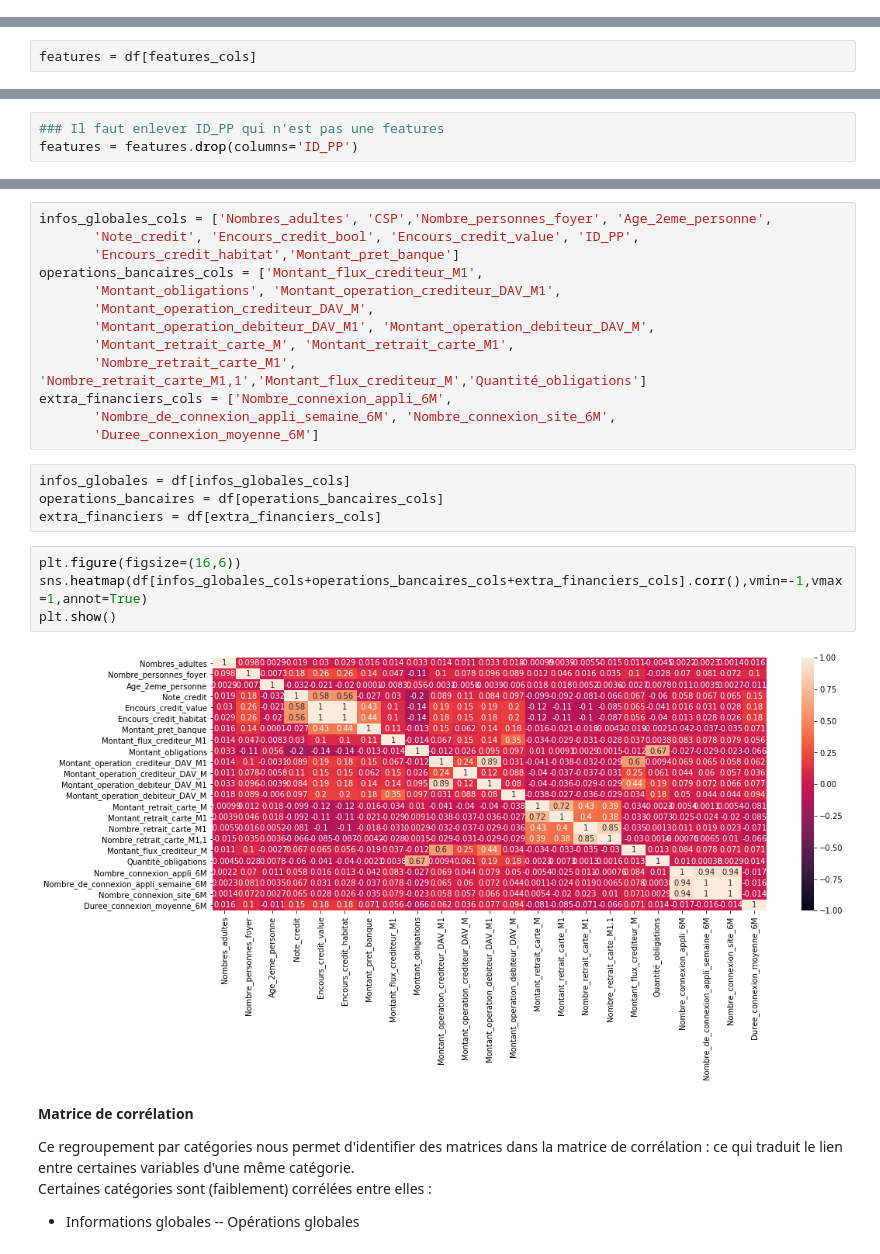
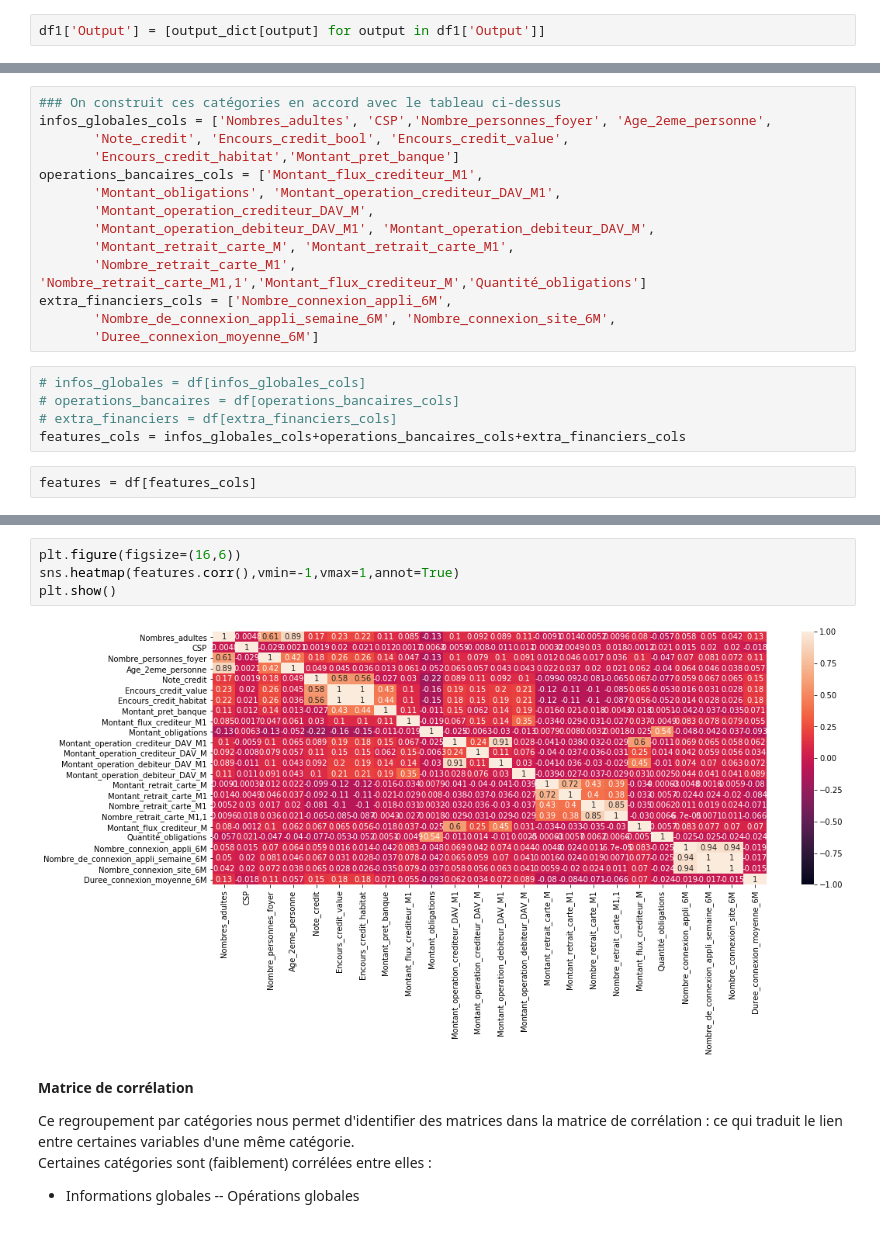
Before and after one commit to keyserwood/ILBRecruitmentProcess, a Jupyter notebook: 1.0-er-ilb_lab_test_technique2.ipynb, the cells around one changed output, grey strips where cells are left out. Drawn from its saved outputs; the diff is of its cells as text.

```diff
--- a/1.0-er-ilb_lab_test_technique2.ipynb
+++ b/1.0-er-ilb_lab_test_technique2.ipynb
@@ -327 +389,3 @@ df1.describe()
+# %%
+df1['Output'] = [output_dict[output] for output in df1['Output']]
 # %% [markdown]
@@ -355,2 +427,21 @@ features_cols = df.columns[1:-1] # Sélection des colonnes qui contiennent les f
+# %%
+### On construit ces catégories en accord avec le tableau ci-dessus
+infos_globales_cols = ['Nombres_adultes', 'CSP','Nombre_personnes_foyer', 'Age_2eme_personne',
+       'Note_credit', 'Encours_credit_bool', 'Encours_credit_value',
+       'Encours_credit_habitat','Montant_pret_banque']
+operations_bancaires_cols = ['Montant_flux_crediteur_M1',
+       'Montant_obligations', 'Montant_operation_crediteur_DAV_M1',
+       'Montant_operation_crediteur_DAV_M',
+       'Montant_operation_debiteur_DAV_M1', 'Montant_operation_debiteur_DAV_M',
+       'Montant_retrait_carte_M', 'Montant_retrait_carte_M1',
+       'Nombre_retrait_carte_M1', 'Nombre_retrait_carte_M1,1','Montant_flux_crediteur_M','Quantité_obligations']
+extra_financiers_cols = ['Nombre_connexion_appli_6M',
+       'Nombre_de_connexion_appli_semaine_6M', 'Nombre_connexion_site_6M',
+       'Duree_connexion_moyenne_6M']
+# %%
+# infos_globales = df[infos_globales_cols]
+# operations_bancaires = df[operations_bancaires_cols]
+# extra_financiers = df[extra_financiers_cols]
+features_cols = infos_globales_cols+operations_bancaires_cols+extra_financiers_cols
 # %%
 features = df[features_cols]
@@ -373,3 +447,0 @@ Index(['Nombres_adultes', 'Nombre_personnes_foyer', 'Age_2eme_personne',
-# %%
-### Il faut enlever ID_PP qui n'est pas une features
-features = features.drop(columns='ID_PP')
@@ -386,26 +448,9 @@ features = features.drop(columns='ID_PP')
-# %%
-infos_globales_cols = ['Nombres_adultes', 'CSP','Nombre_personnes_foyer', 'Age_2eme_personne',
-       'Note_credit', 'Encours_credit_bool', 'Encours_credit_value', 'ID_PP',
-       'Encours_credit_habitat','Montant_pret_banque']
-operations_bancaires_cols = ['Montant_flux_crediteur_M1',
-       'Montant_obligations', 'Montant_operation_crediteur_DAV_M1',
-       'Montant_operation_crediteur_DAV_M',
-       'Montant_operation_debiteur_DAV_M1', 'Montant_operation_debiteur_DAV_M',
-       'Montant_retrait_carte_M', 'Montant_retrait_carte_M1',
-       'Nombre_retrait_carte_M1', 'Nombre_retrait_carte_M1,1','Montant_flux_crediteur_M','Quantité_obligations']
-extra_financiers_cols = ['Nombre_connexion_appli_6M',
-       'Nombre_de_connexion_appli_semaine_6M', 'Nombre_connexion_site_6M',
-       'Duree_connexion_moyenne_6M']
-# %%
-infos_globales = df[infos_globales_cols]
-operations_bancaires = df[operations_bancaires_cols]
-extra_financiers = df[extra_financiers_cols]
 # %%
 plt.figure(figsize=(16,6))
-sns.heatmap(df[infos_globales_cols+operations_bancaires_cols+extra_financiers_cols].corr(),vmin=-1,vmax=1,annot=True)
+sns.heatmap(features.corr(),vmin=-1,vmax=1,annot=True)
 plt.show()
 # %% [output]
-[figure, old version]
+[figure, new version]
 # %% [markdown]
 **Matrice de corrélation**
 
```
Also changed, not shown: parts of 39 cells of this notebook.
